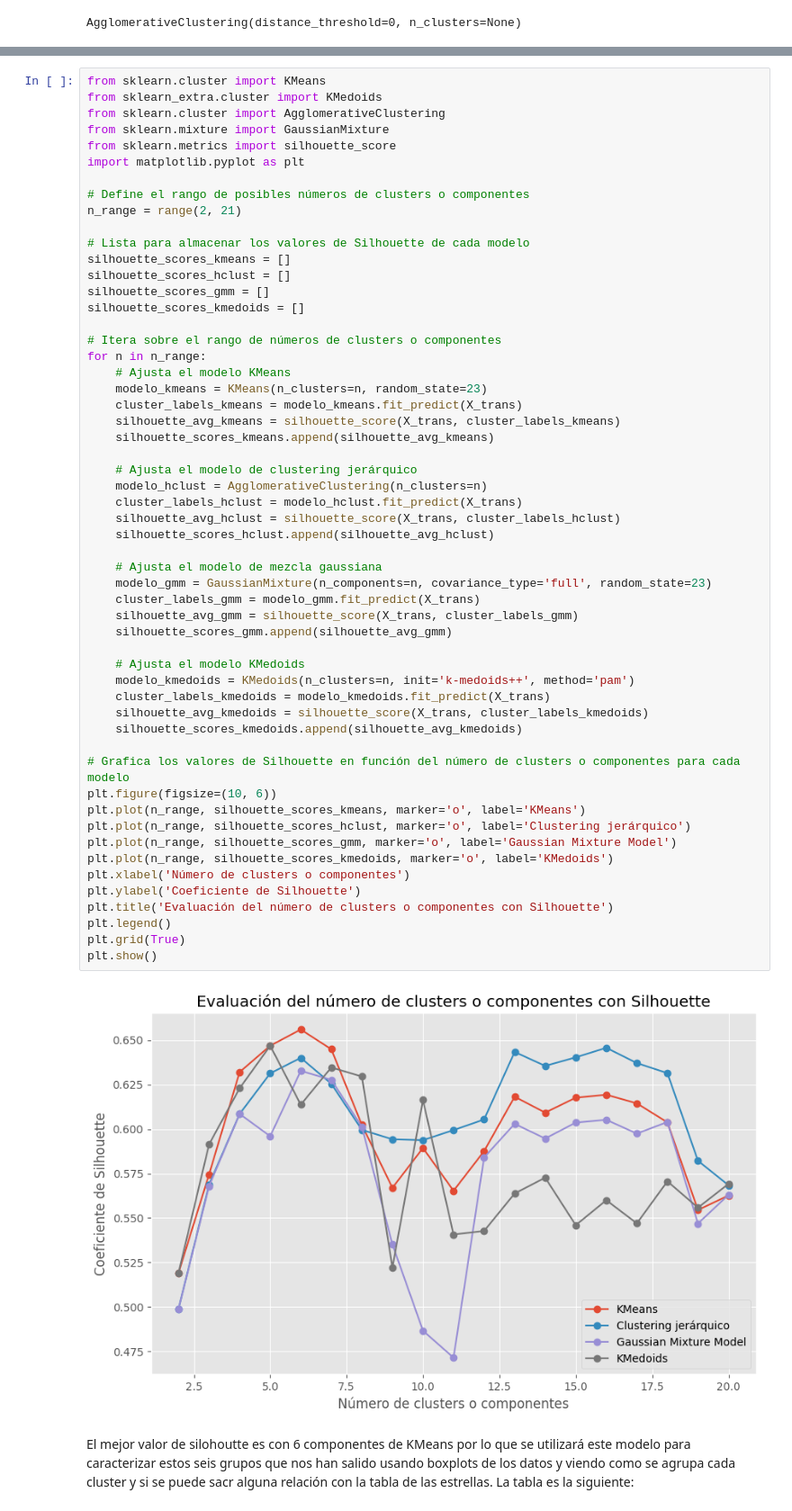
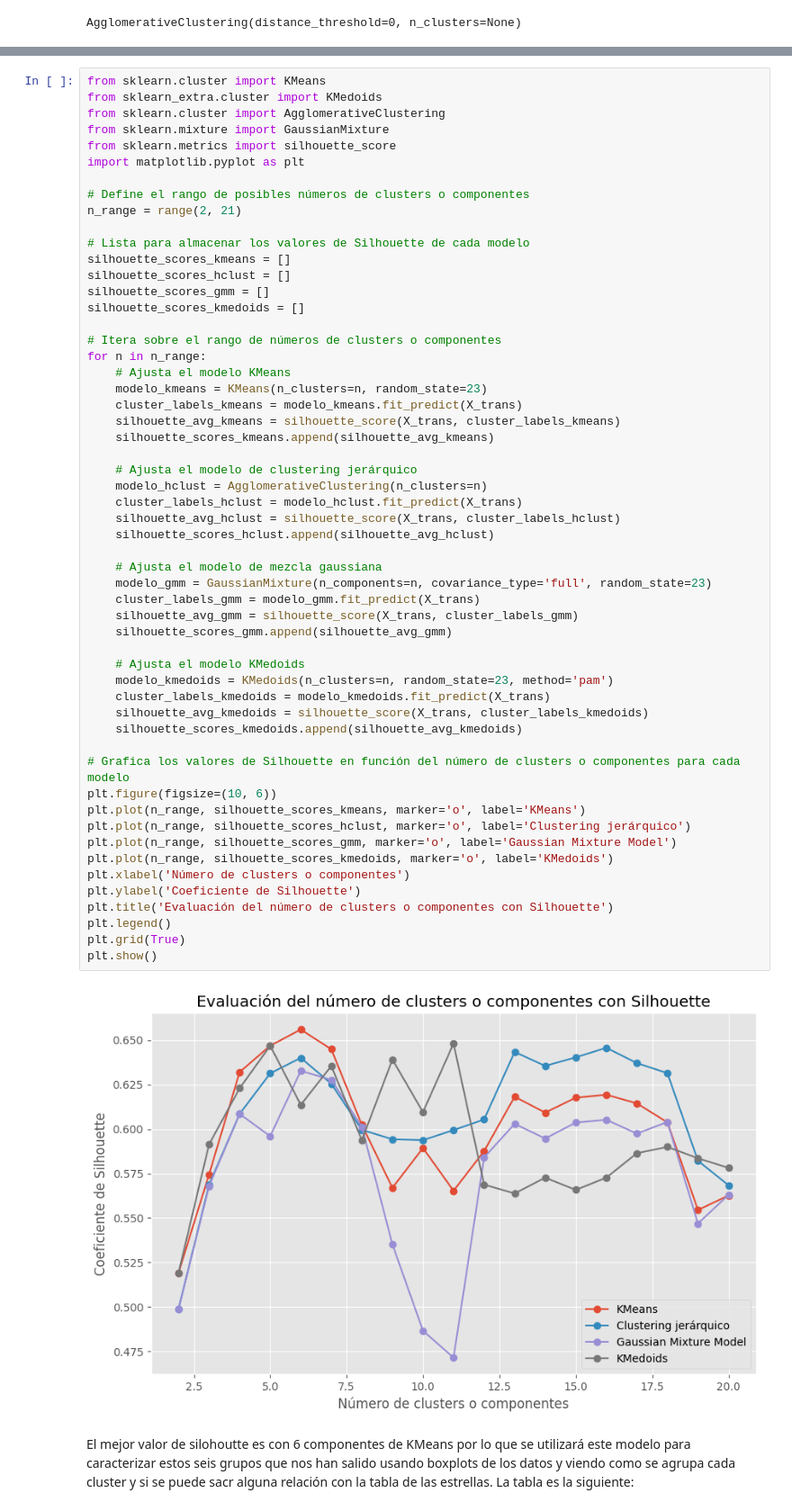
Before and after one commit to NathaliaMoniz/GRUPO09_Practica2, a Jupyter notebook: Practica.ipynb, the cells around one changed output, grey strips where cells are left out. Shown at 90% size. Drawn from its saved outputs; the diff is of its cells as text.

```diff
--- a/Practica.ipynb
+++ b/Practica.ipynb
@@ -1236,35 +1236,35 @@ for n in n_range:
     # Ajusta el modelo de clustering jerárquico
     modelo_hclust = AgglomerativeClustering(n_clusters=n)
     cluster_labels_hclust = modelo_hclust.fit_predict(X_trans)
     silhouette_avg_hclust = silhouette_score(X_trans, cluster_labels_hclust)
     silhouette_scores_hclust.append(silhouette_avg_hclust)
 
     # Ajusta el modelo de mezcla gaussiana
     modelo_gmm = GaussianMixture(n_components=n, covariance_type='full', random_state=23)
     cluster_labels_gmm = modelo_gmm.fit_predict(X_trans)
     silhouette_avg_gmm = silhouette_score(X_trans, cluster_labels_gmm)
     silhouette_scores_gmm.append(silhouette_avg_gmm)
 
     # Ajusta el modelo KMedoids
-    modelo_kmedoids = KMedoids(n_clusters=n, init='k-medoids++', method='pam')
+    modelo_kmedoids = KMedoids(n_clusters=n, random_state=23, method='pam')
     cluster_labels_kmedoids = modelo_kmedoids.fit_predict(X_trans)
     silhouette_avg_kmedoids = silhouette_score(X_trans, cluster_labels_kmedoids)
     silhouette_scores_kmedoids.append(silhouette_avg_kmedoids)
 
 # Grafica los valores de Silhouette en función del número de clusters o componentes para cada modelo
 plt.figure(figsize=(10, 6))
 plt.plot(n_range, silhouette_scores_kmeans, marker='o', label='KMeans')
 plt.plot(n_range, silhouette_scores_hclust, marker='o', label='Clustering jerárquico')
 plt.plot(n_range, silhouette_scores_gmm, marker='o', label='Gaussian Mixture Model')
 plt.plot(n_range, silhouette_scores_kmedoids, marker='o', label='KMedoids')
 plt.xlabel('Número de clusters o componentes')
 plt.ylabel('Coeficiente de Silhouette')
 plt.title('Evaluación del número de clusters o componentes con Silhouette')
 plt.legend()
 plt.grid(True)
 plt.show()
 # %% [output]
-[figure, old version]
+[figure, new version]
 # %% [markdown]
 El mejor valor de silohoutte es con 6 componentes de KMeans por lo que se utilizará este modelo para caracterizar estos seis grupos que nos han salido usando boxplots de los datos y viendo como se agrupa cada cluster y si se puede sacr alguna relación con la tabla de las estrellas. La tabla es la siguiente:
 # %%
```
Also changed, not shown: parts of 9 cells of this notebook.
